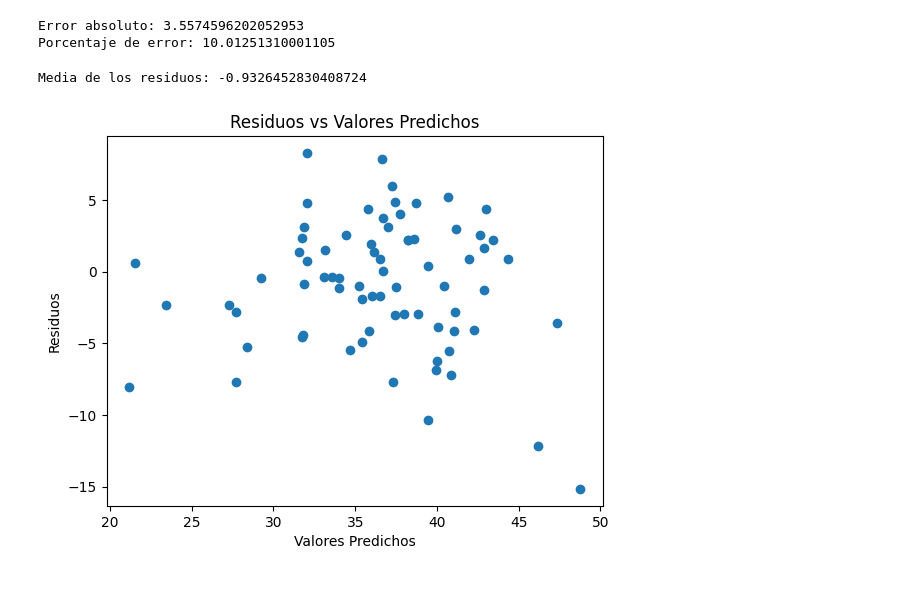
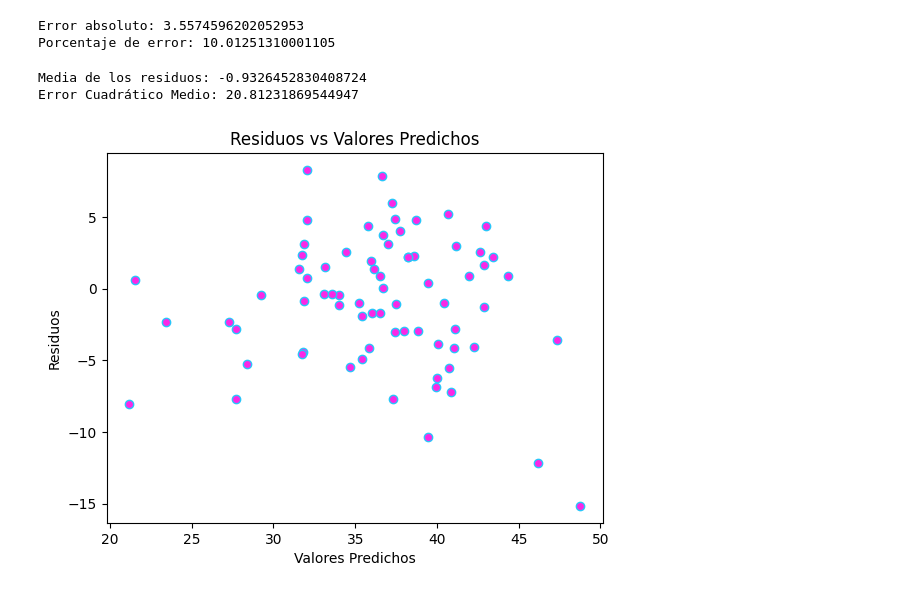
Before and after one commit to DavidSoberanis/ML-EDA-David-Perez, a Jupyter notebook: regression-lineal-BCclinical.ipynb, the cells around one changed output. Drawn from its saved outputs; the diff is of its cells as text; code cells hidden in the pictures.

```diff
--- a/regression-lineal-BCclinical.ipynb
+++ b/regression-lineal-BCclinical.ipynb
@@ -137,14 +319,19 @@ Porcentaje de error: 10.01251310001105
 residuos = y_test - modelo.predict(X_test)
 media_residuos = np.mean(residuos)
 print("Media de los residuos:", media_residuos)
+
+# También puedes calcular el error cuadrático medio para evaluar el ajuste del modelo
+mse = mean_squared_error(y_test, modelo.predict(X_test))
+print("Error Cuadrático Medio:", mse)
 # %% [output]
 Media de los residuos: -0.9326452830408724
+Error Cuadrático Medio: 20.81231869544947
 # %%
 # Homocedasticidad
-plt.scatter(modelo.predict(X_test), residuos)
+plt.scatter(modelo.predict(X_test), residuos, c='#fa28e5', edgecolor='#28c6fa')
 plt.xlabel("Valores Predichos")
 plt.ylabel("Residuos")
 plt.title("Residuos vs Valores Predichos")
 plt.show()
 # %% [output]
-[figure, old version]
+[figure, new version]
```
Also changed, not shown: parts of 43 cells of this notebook, 5 other files.
